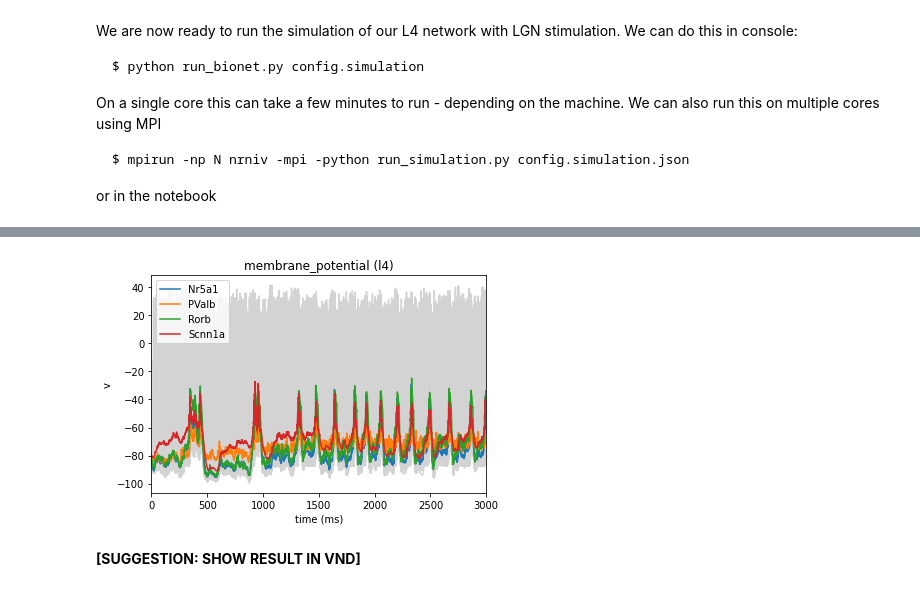
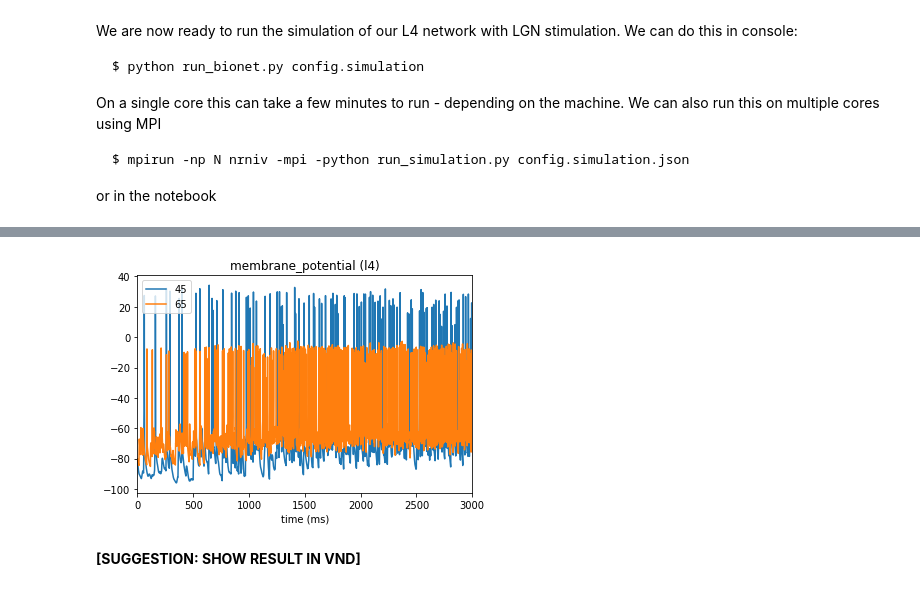
Before and after one commit to AllenInstitute/bmtk_workshop_2022, a Jupyter notebook: Ch3_multicells/3. Multipopulation biophysical.ipynb, the cells around one changed output, grey strips where cells are left out. Cells and saved outputs as stored; diff of their text form; code cells hidden in the pictures.

```diff
--- a/Ch3_multicells/3. Multipopulation biophysical.ipynb
+++ b/Ch3_multicells/3. Multipopulation biophysical.ipynb
@@ -541,10 +541,10 @@ _ = plot_raster(config_file='config.simulation.json', group_by='model_name')
 # %%
 from bmtk.analyzer.compartment import plot_traces
 
 # Plot the membrane potential trace
-_ = plot_traces(config_file='config.simulation.json', group_by='model_name', report_name='membrane_potential')
+_ = plot_traces(config_file='config.simulation.json', node_ids = [45, 65], report_name='membrane_potential')
 # %% [output]
-[figure, old version]
+[figure, new version]
 # %% [markdown]
 __[SUGGESTION: SHOW RESULT IN VND]__
 # %% [markdown]
```
Also changed, not shown: parts of 11 cells of this notebook, 48 other files.
